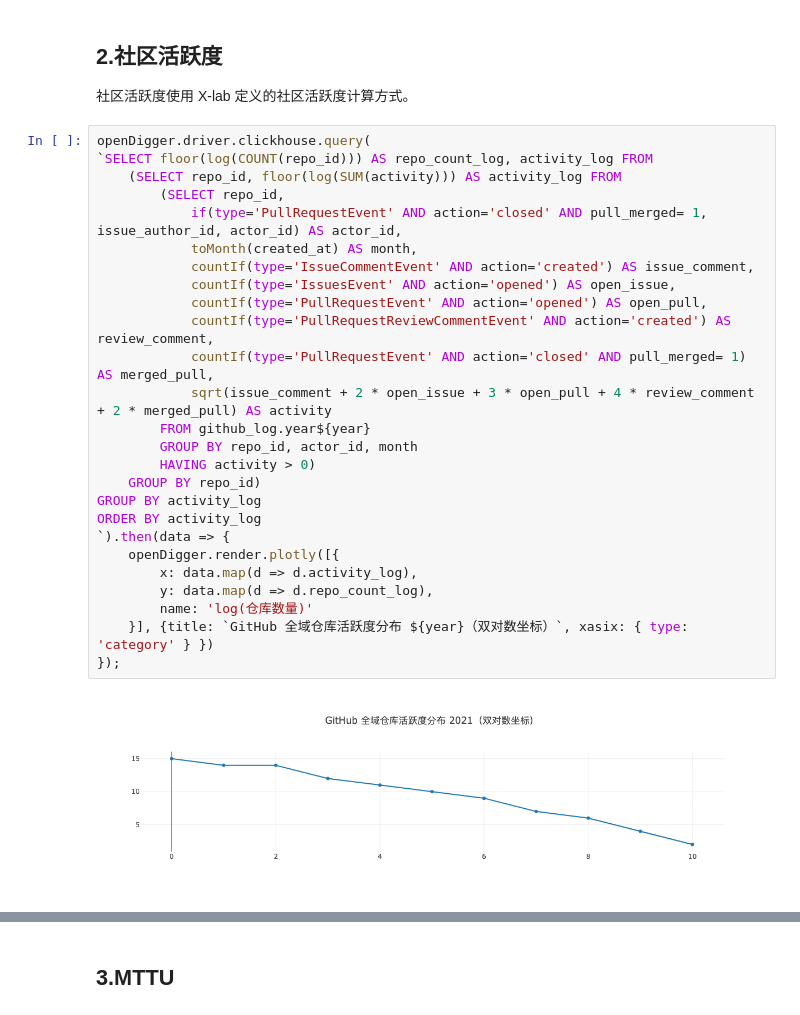
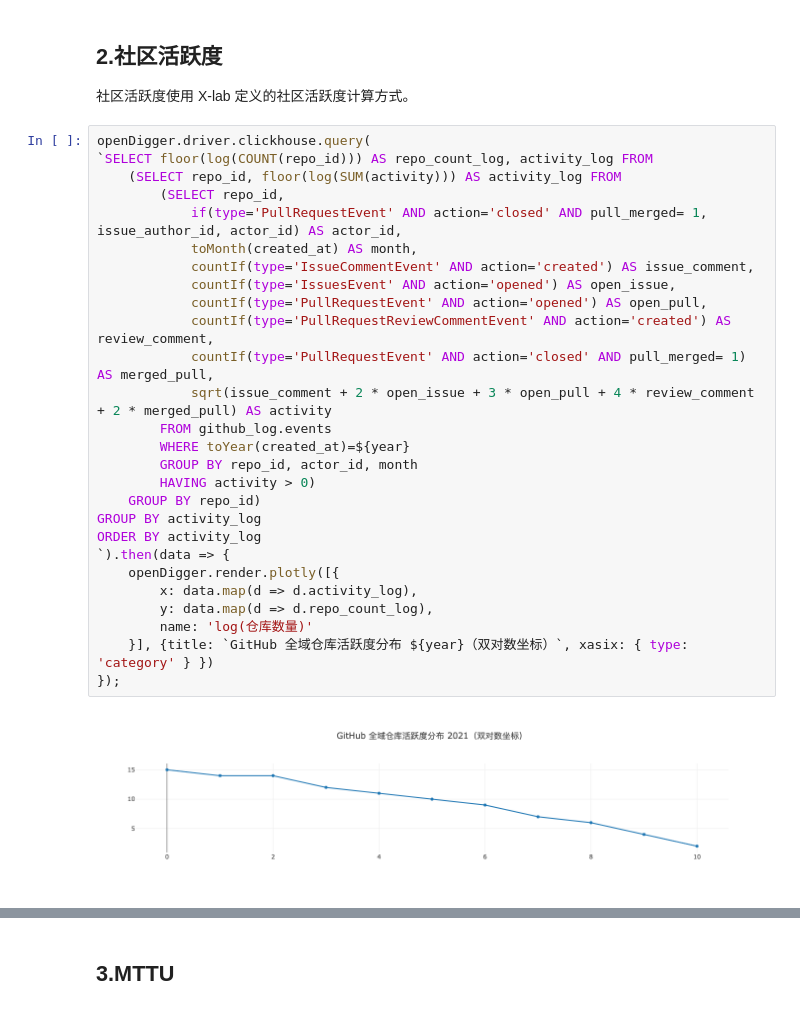
Before and after one commit to X-lab2017/open-digger, a Jupyter notebook: notebook/supply_chain_report_2021.ipynb, the cells around one changed output, grey strips where cells are left out. Saved outputs shown, nothing was run; the diff lists cells and outputs as text.

```diff
--- a/notebook/supply_chain_report_2021.ipynb
+++ b/notebook/supply_chain_report_2021.ipynb
@@ -98,31 +98,32 @@ The project webpack/webpack has 11 core contributors in 2021
 # %%
 openDigger.driver.clickhouse.query(
 `SELECT floor(log(COUNT(repo_id))) AS repo_count_log, activity_log FROM
     (SELECT repo_id, floor(log(SUM(activity))) AS activity_log FROM
         (SELECT repo_id,
             if(type='PullRequestEvent' AND action='closed' AND pull_merged= 1, issue_author_id, actor_id) AS actor_id,
             toMonth(created_at) AS month,
             countIf(type='IssueCommentEvent' AND action='created') AS issue_comment,
             countIf(type='IssuesEvent' AND action='opened') AS open_issue,
             countIf(type='PullRequestEvent' AND action='opened') AS open_pull,
             countIf(type='PullRequestReviewCommentEvent' AND action='created') AS review_comment,
             countIf(type='PullRequestEvent' AND action='closed' AND pull_merged= 1) AS merged_pull,
             sqrt(issue_comment + 2 * open_issue + 3 * open_pull + 4 * review_comment + 2 * merged_pull) AS activity
-        FROM github_log.year${year}
+        FROM github_log.events
+        WHERE toYear(created_at)=${year}
         GROUP BY repo_id, actor_id, month
         HAVING activity > 0)
     GROUP BY repo_id)
 GROUP BY activity_log
 ORDER BY activity_log
 `).then(data => {
     openDigger.render.plotly([{
         x: data.map(d => d.activity_log),
         y: data.map(d => d.repo_count_log),
         name: 'log(仓库数量)'
     }], {title: `GitHub 全域仓库活跃度分布 ${year}（双对数坐标）`, xasix: { type: 'category' } })
 });
 # %% [output]
-[figure, old version]
+[figure, new version]
 # %%
 openDigger.driver.clickhouse.query(
 `SELECT repo_id, anyHeavy(name) AS name, round(SUM(activity), 2) AS activity FROM
```
Also changed, not shown: parts of 13 cells of this notebook, 7 other files.
